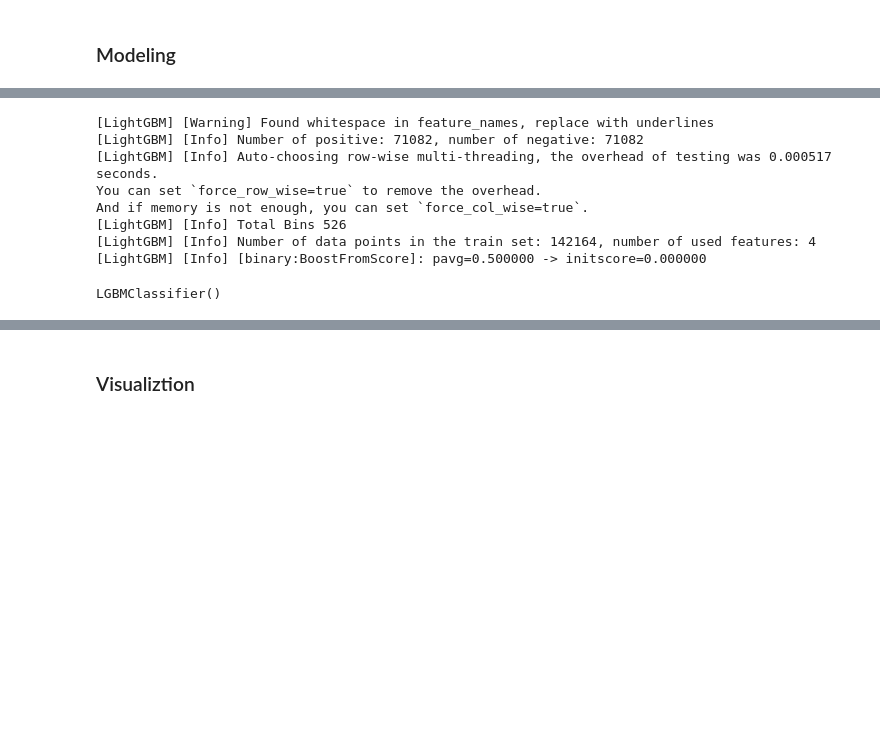
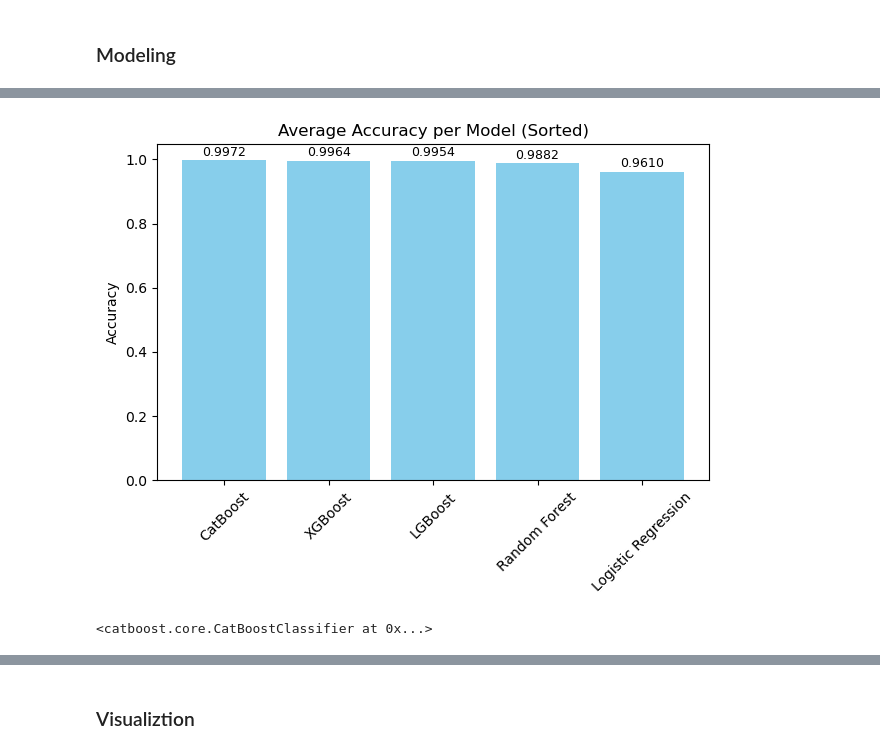
Before and after one commit to Drew-chen-yc/financial_info_ai_agent, a Jupyter notebook: project_bank_churn_analysis/bank_churn_analysis_kaggle.ipynb, the cells around one changed output, grey strips where cells are left out. Cells and saved outputs as stored; diff of their text form; code cells hidden in the pictures; blank space fills up the shorter version.

```diff
--- a/project_bank_churn_analysis/bank_churn_analysis_kaggle.ipynb
+++ b/project_bank_churn_analysis/bank_churn_analysis_kaggle.ipynb
@@ -213,3 +313,33 @@ Did not meet early stopping. Best iteration is:
+# %%
+import matplotlib.pyplot as plt
+
+# Sort results by accuracy (descending)
+sorted_results = dict(sorted(results.items(), key=lambda x: x[1], reverse=True))
+
+# Create the figure
+plt.figure(figsize=(12, 5))
+
+# Accuracy Bar Chart
+plt.subplot(1, 2, 1)
+bars = plt.bar(sorted_results.keys(), sorted_results.values(), color='skyblue')
+plt.xticks(rotation=45)
+plt.title('Average Accuracy per Model (Sorted)')
+plt.ylabel('Accuracy')
+
+# Add value labels on top of each bar
+for bar in bars:
+    height = bar.get_height()
+    plt.text(
+        bar.get_x() + bar.get_width() / 2,
+        height + 0.005,
+        f'{height:.4f}',
+        ha='center', va='bottom', fontsize=9
+    )
+
+plt.tight_layout()
+plt.show()
+# %% [output]
+[figure, added]
 # %%
 # Average feature importance across folds
 feature_importance /= 10
@@ -224,7 +354,8 @@ selected_features = selector.get_support(indices=True)
 selected_feature_names = X_resampled.columns[selected_features].tolist()
 # %%
 # Train Final Model on Entire Training Data
-final_model = lgb.LGBMClassifier()
+# final_model = lgb.LGBMClassifier()
+final_model = CatBoostClassifier(verbose=0)
 
 # Fit the model using early stopping and verbose via callbacks
 final_model.fit(
@@ -232,15 +363,7 @@ final_model.fit(
     y_resampled,
 )
 # %% [output]
-[LightGBM] [Warning] Found whitespace in feature_names, replace with underlines
-[LightGBM] [Info] Number of positive: 71082, number of negative: 71082
-[LightGBM] [Info] Auto-choosing row-wise multi-threading, the overhead of testing was 0.000517 seconds.
-You can set `force_row_wise=true` to remove the overhead.
-And if memory is not enough, you can set `force_col_wise=true`.
-[LightGBM] [Info] Total Bins 526
-[LightGBM] [Info] Number of data points in the train set: 142164, number of used features: 4
-[LightGBM] [Info] [binary:BoostFromScore]: pavg=0.500000 -> initscore=0.000000
+<catboost.core.CatBoostClassifier at 0x...>
-LGBMClassifier()
 # %%
 # Print out feature importance
 importance = final_model.feature_importances_
```
Also changed, not shown: parts of 6 cells of this notebook, 5 other files.
